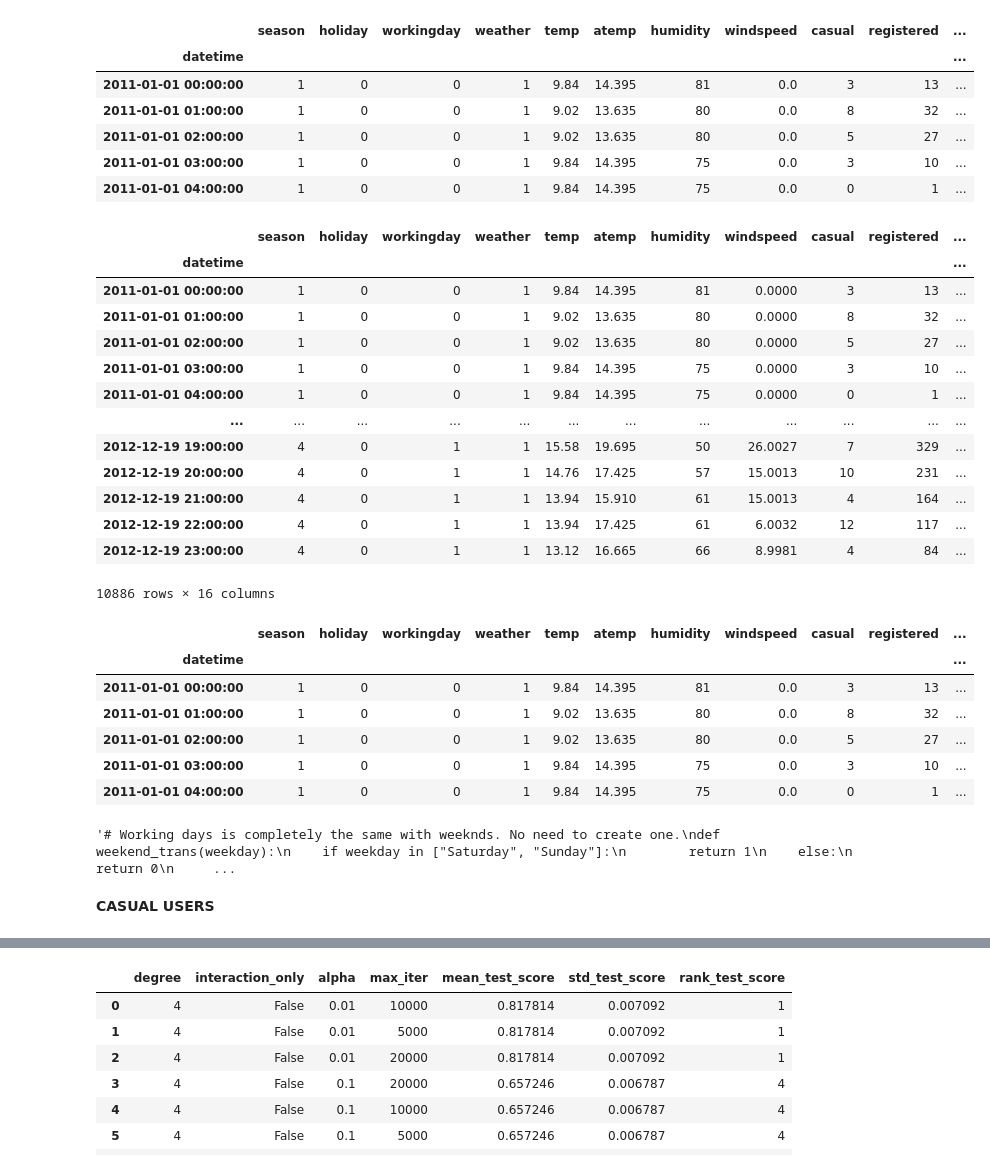
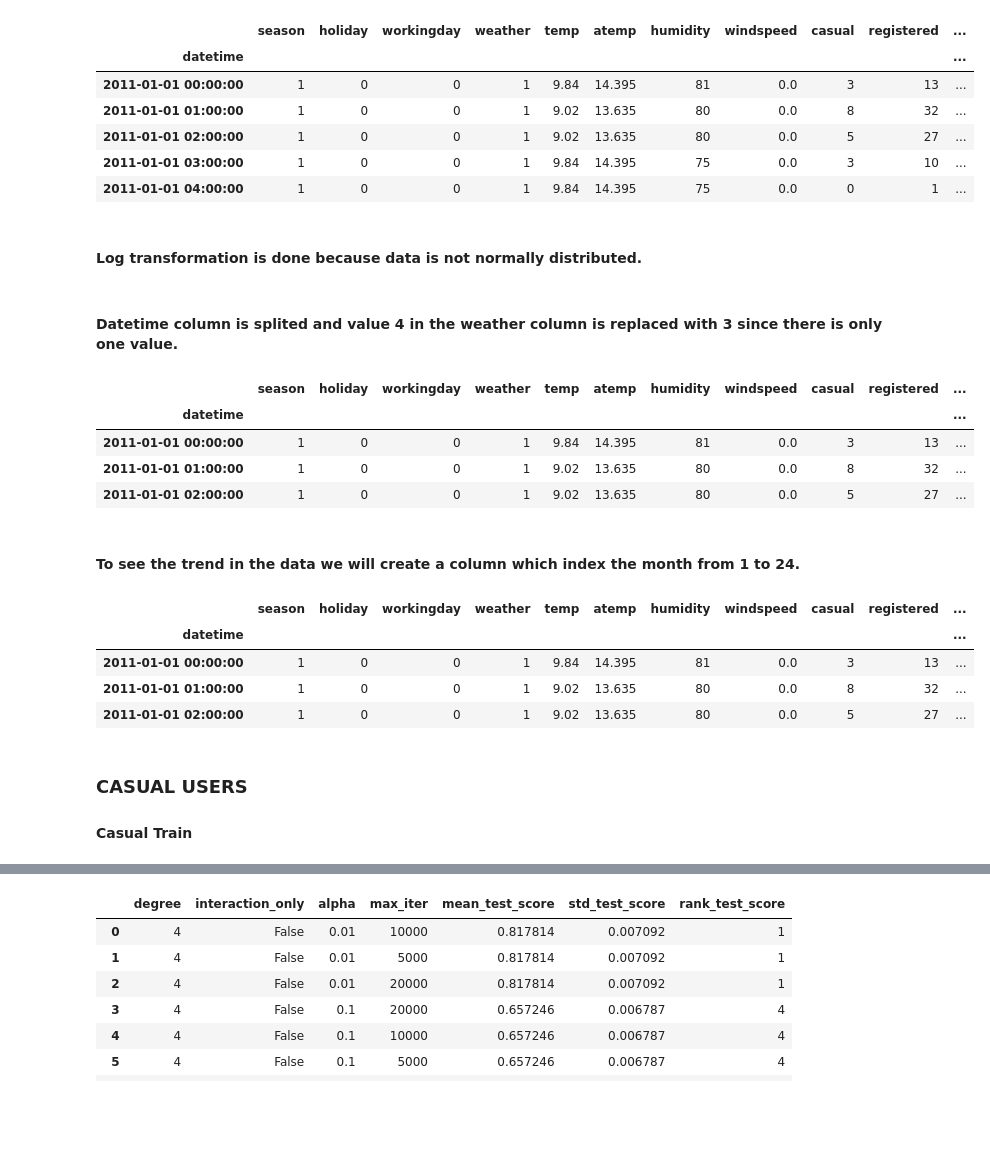
Before and after one commit to unaozlem/projects, a Jupyter notebook: bike_share/week_03_project_final.ipynb, the cells around one changed output, grey strips where cells are left out. Cells and saved outputs as stored; diff of their text form; code cells hidden in the pictures; blank space fills up the shorter version.

```diff
--- a/bike_share/week_03_project_final.ipynb
+++ b/bike_share/week_03_project_final.ipynb
@@ -33,7 +33,7 @@ import time
 import warnings
 warnings.filterwarnings("ignore")
 # %%
-bike = pd.read_csv("./bike_train.csv", index_col=0, parse_dates=True)
+bike = pd.read_csv("./data/bike_train.csv", index_col=0, parse_dates=True)
 bike.head()
 # %% [output]
 |  | season | holiday | workingday | weather | temp | atemp | humidity | windspeed | casual | registered | ... |
@@ -43,9 +43,13 @@ bike.head()
 | 2011-01-01 02:00:00 | 1 | 0 | 0 | 1 | 9.02 | 13.635 | 80 | 0.0 | 5 | 27 | ... |
 | 2011-01-01 03:00:00 | 1 | 0 | 0 | 1 | 9.84 | 14.395 | 75 | 0.0 | 3 | 10 | ... |
 | 2011-01-01 04:00:00 | 1 | 0 | 0 | 1 | 9.84 | 14.395 | 75 | 0.0 | 0 | 1 | ... |
+# %% [markdown]
+#### Log transformation is done because data is not normally distributed.
 # %%
 bike["log_casual"]=np.log1p(bike["casual"])
 bike["log_registered"]=np.log1p(bike["registered"])
+# %% [markdown]
+#### Datetime column is splited and value 4 in the weather column is replaced with 3 since there is only one value.
 # %%
 def yoda(df):
     df["year"] = df.index.year
@@ -55,19 +59,10 @@ def yoda(df):
     return df
 # %%
 yoda(bike)
-bike
+bike.head(3)
 # %% [output]
 |  | season | holiday | workingday | weather | temp | atemp | humidity | windspeed | casual | registered | ... |
 | datetime |  |  |  |  |  |  |  |  |  |  | ... |
-| 2011-01-01 00:00:00 | 1 | 0 | 0 | 1 | 9.84 | 14.395 | 81 | 0.0000 | 3 | 13 | ... |
-| 2011-01-01 01:00:00 | 1 | 0 | 0 | 1 | 9.02 | 13.635 | 80 | 0.0000 | 8 | 32 | ... |
-| 2011-01-01 02:00:00 | 1 | 0 | 0 | 1 | 9.02 | 13.635 | 80 | 0.0000 | 5 | 27 | ... |
-| 2011-01-01 03:00:00 | 1 | 0 | 0 | 1 | 9.84 | 14.395 | 75 | 0.0000 | 3 | 10 | ... |
-| 2011-01-01 04:00:00 | 1 | 0 | 0 | 1 | 9.84 | 14.395 | 75 | 0.0000 | 0 | 1 | ... |
-| ... | ... | ... | ... | ... | ... | ... | ... | ... | ... | ... | ... |
-| 2012-12-19 19:00:00 | 4 | 0 | 1 | 1 | 15.58 | 19.695 | 50 | 26.0027 | 7 | 329 | ... |
-| 2012-12-19 20:00:00 | 4 | 0 | 1 | 1 | 14.76 | 17.425 | 57 | 15.0013 | 10 | 231 | ... |
-| 2012-12-19 21:00:00 | 4 | 0 | 1 | 1 | 13.94 | 15.910 | 61 | 15.0013 | 4 | 164 | ... |
-| 2012-12-19 22:00:00 | 4 | 0 | 1 | 1 | 13.94 | 17.425 | 61 | 6.0032 | 12 | 117 | ... |
-| 2012-12-19 23:00:00 | 4 | 0 | 1 | 1 | 13.12 | 16.665 | 66 | 8.9981 | 4 | 84 | ... |
+| 2011-01-01 00:00:00 | 1 | 0 | 0 | 1 | 9.84 | 14.395 | 81 | 0.0 | 3 | 13 | ... |
+| 2011-01-01 01:00:00 | 1 | 0 | 0 | 1 | 9.02 | 13.635 | 80 | 0.0 | 8 | 32 | ... |
+| 2011-01-01 02:00:00 | 1 | 0 | 0 | 1 | 9.02 | 13.635 | 80 | 0.0 | 5 | 27 | ... |
-10886 rows × 16 columns
@@ -77,3 +69,5 @@ bike.weather.value_counts()
+# %% [markdown]
+#### To see the trend in the data we will create a column which index the month from 1 to 24.
 # %%
 def month_index(year, month):
     return (year-2011)*12 + month
@@ -81,28 +75,16 @@ def month_index(year, month):
 bike['month_idx'] = month_index(bike["year"], bike["month"])
 # %%
 bike['day_of_week'] = bike.index.weekday + 1
-bike.head()
+bike.head(3)
 # %% [output]
 |  | season | holiday | workingday | weather | temp | atemp | humidity | windspeed | casual | registered | ... |
 | datetime |  |  |  |  |  |  |  |  |  |  | ... |
 | 2011-01-01 00:00:00 | 1 | 0 | 0 | 1 | 9.84 | 14.395 | 81 | 0.0 | 3 | 13 | ... |
 | 2011-01-01 01:00:00 | 1 | 0 | 0 | 1 | 9.02 | 13.635 | 80 | 0.0 | 8 | 32 | ... |
 | 2011-01-01 02:00:00 | 1 | 0 | 0 | 1 | 9.02 | 13.635 | 80 | 0.0 | 5 | 27 | ... |
-| 2011-01-01 03:00:00 | 1 | 0 | 0 | 1 | 9.84 | 14.395 | 75 | 0.0 | 3 | 10 | ... |
-| 2011-01-01 04:00:00 | 1 | 0 | 0 | 1 | 9.84 | 14.395 | 75 | 0.0 | 0 | 1 | ... |
-# %%
-"""# Working days is completely the same with weeknds. No need to create one.
-def weekend_trans(weekday):
-    if weekday in ["Saturday", "Sunday"]:
-        return 1
-    else:
-        return 0
-
-bike['weekends'] = bike["dow_label"].apply(weekend_trans)"""
-# %% [output]
-'# Working days is completely the same with weeknds. No need to create one.\ndef weekend_trans(weekday):\n    if weekday in ["Saturday", "Sunday"]:\n        return 1\n    else:\n        return 0\n     ...
 # %% [markdown]
-**CASUAL USERS**
+### CASUAL USERS
+#### Casual Train
 # %%
 train,test = train_test_split(bike, test_size=0.2, random_state=101)
 # %%
```
Also changed, not shown: parts of 11 cells of this notebook, 22 other files.
